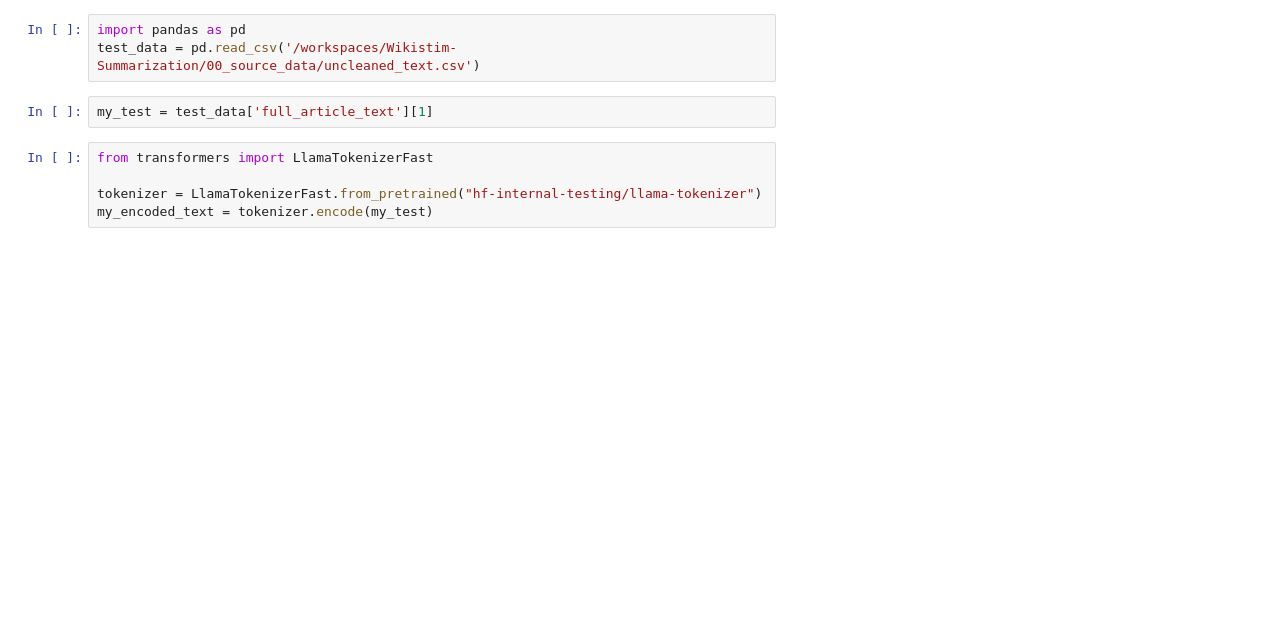
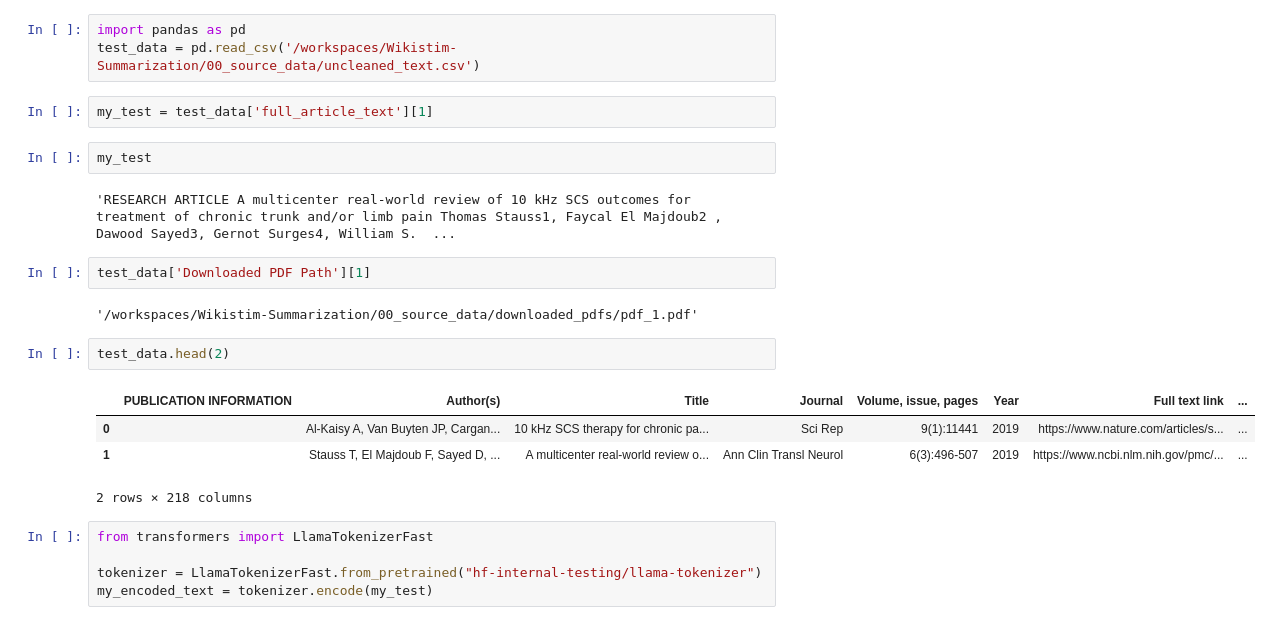
Before and after one commit to nogibjj/Wikistim-Summarization, a Jupyter notebook: 10_code/modeling.ipynb, the cells around one changed output. Drawn from its saved outputs; the diff is of its cells as text; blank space fills up the shorter version.

```diff
--- a/10_code/modeling.ipynb
+++ b/10_code/modeling.ipynb
@@ -28,6 +28,21 @@ import pandas as pd
 test_data = pd.read_csv('/workspaces/Wikistim-Summarization/00_source_data/uncleaned_text.csv')
 # %%
 my_test = test_data['full_article_text'][1]
+# %%
+my_test
+# %% [output]
+'RESEARCH ARTICLE A multicenter real-world review of 10 kHz SCS outcomes for treatment of chronic trunk and/or limb pain Thomas Stauss1, Faycal El Majdoub2 , Dawood Sayed3, Gernot Surges4, William S.  ...
+# %%
+test_data['Downloaded PDF Path'][1]
+# %% [output]
+'/workspaces/Wikistim-Summarization/00_source_data/downloaded_pdfs/pdf_1.pdf'
+# %%
+test_data.head(2)
+# %% [output]
+|  | PUBLICATION INFORMATION | Author(s) | Title | Journal | Volume, issue, pages | Year | Full text link | ... |
+| 0 |  | Al-Kaisy A, Van Buyten JP, Cargan... | 10 kHz SCS therapy for chronic pa... | Sci Rep | 9(1):11441 | 2019 | https://www.nature.com/articles/s... | ... |
+| 1 |  | Stauss T, El Majdoub F, Sayed D, ... | A multicenter real-world review o... | Ann Clin Transl Neurol | 6(3):496-507 | 2019 | https://www.ncbi.nlm.nih.gov/pmc/... | ... |
+2 rows × 218 columns
 # %%
 from transformers import LlamaTokenizerFast
 
```
Also changed, not shown: parts of 17 cells of this notebook.
